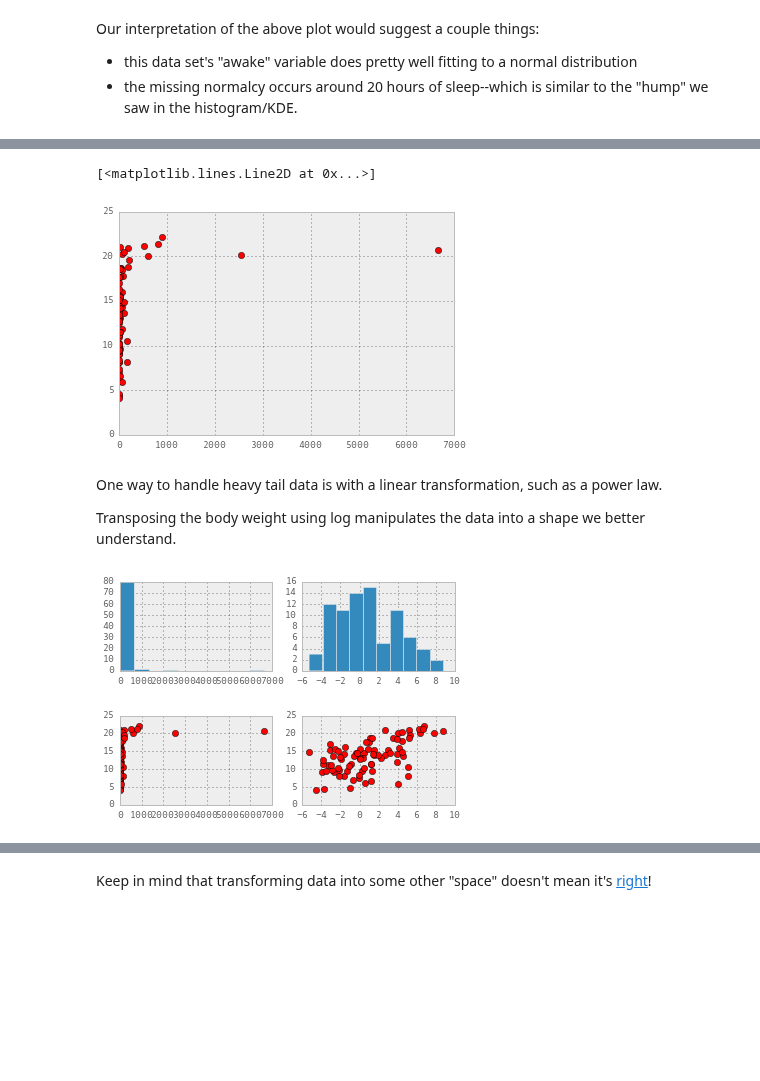
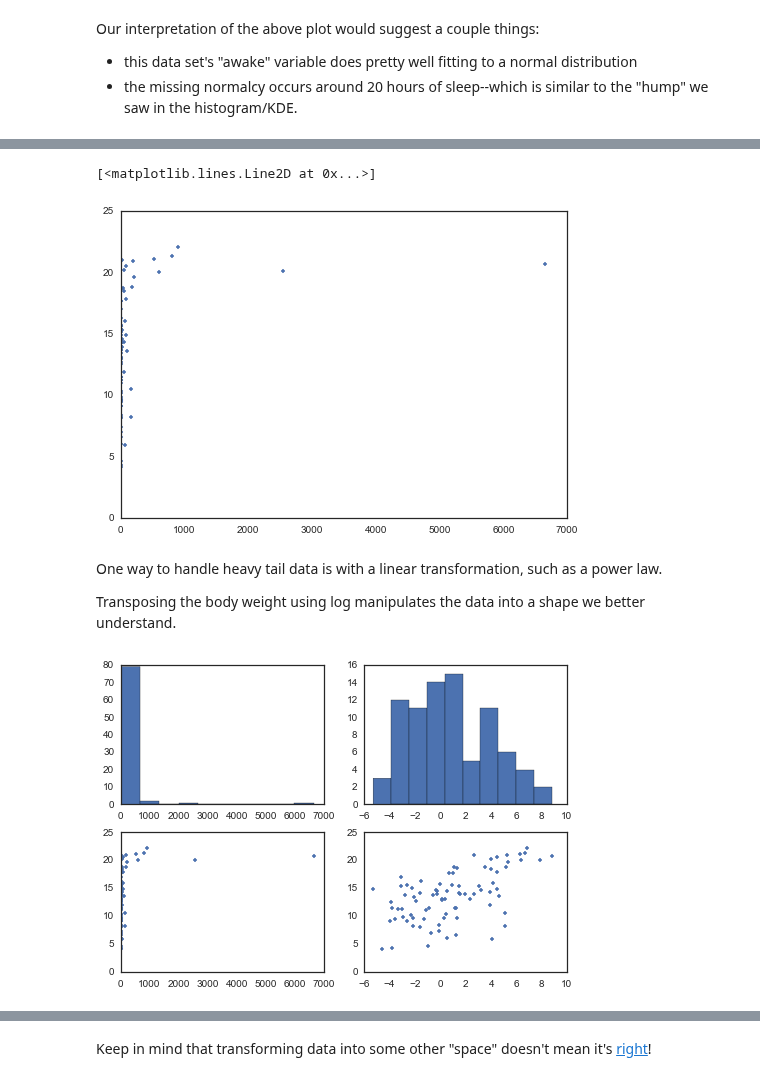
Before and after one commit to podopie/DAT18NYC, a Jupyter notebook: classes/04-linear_regression.ipynb, the cells around one changed output, grey strips where cells are left out. Saved outputs shown, nothing was run; the diff lists cells and outputs as text; code cells hidden in the pictures; blank space fills up the shorter version.

```diff
--- a/classes/04-linear_regression.ipynb
+++ b/classes/04-linear_regression.ipynb
@@ -34,8 +38,9 @@ import numpy as np
 import pandas as pd
 from pandas.tools.plotting import scatter_matrix
 from matplotlib import pyplot as plt
+import seaborn as sns
 
-pd.options.display.mpl_style = 'default'
+sns.set_style('white')
 spat = pd.read_csv('../data/msleep.csv')
 
 print scatter_matrix(spat, figsize=[10, 10], alpha=0.2, diagonal='kde')
@@ -137,9 +142,10 @@ spat['bodywt'].hist(ax=axes[1, 1], bins=n_bins/2)
 # %%
-plt.plot(spat.bodywt, spat.awake, 'ro')
+plt.figure()
+plt.plot(spat.bodywt, spat.awake, '.')
 # Clearly there isn't a linear relationship here.
 # %% [output]
 [<matplotlib.lines.Line2D at 0x...>]
-[figure, old version]
+[figure, new version]
 # %% [markdown]
 One way to handle heavy tail data is with a linear transformation, such as a power law.
 
@@ -147,14 +153,14 @@ Transposing the body weight using log manipulates the data into a shape we bette
 # %%
 fig, ax = plt.subplots(nrows=2, ncols=2,)
 
 ax[0, 0].hist(spat.bodywt)
 ax[0, 1].hist(np.log(spat.bodywt))
-ax[1, 0].plot(spat.bodywt, spat.awake, 'ro')
-ax[1, 1].plot(np.log(spat.bodywt), spat.awake, 'ro')
+ax[1, 0].plot(spat.bodywt, spat.awake, '.')
+ax[1, 1].plot(np.log(spat.bodywt), spat.awake, '.')
 
 plt.show()
 # %% [output]
-[figure, old version]
+[figure, new version]
 # %%
 fig = sm.qqplot(spat['bodywt'], dist=stats.distributions.norm, line='s')
 plt.show()
```
Also changed, not shown: parts of 19 cells of this notebook.
